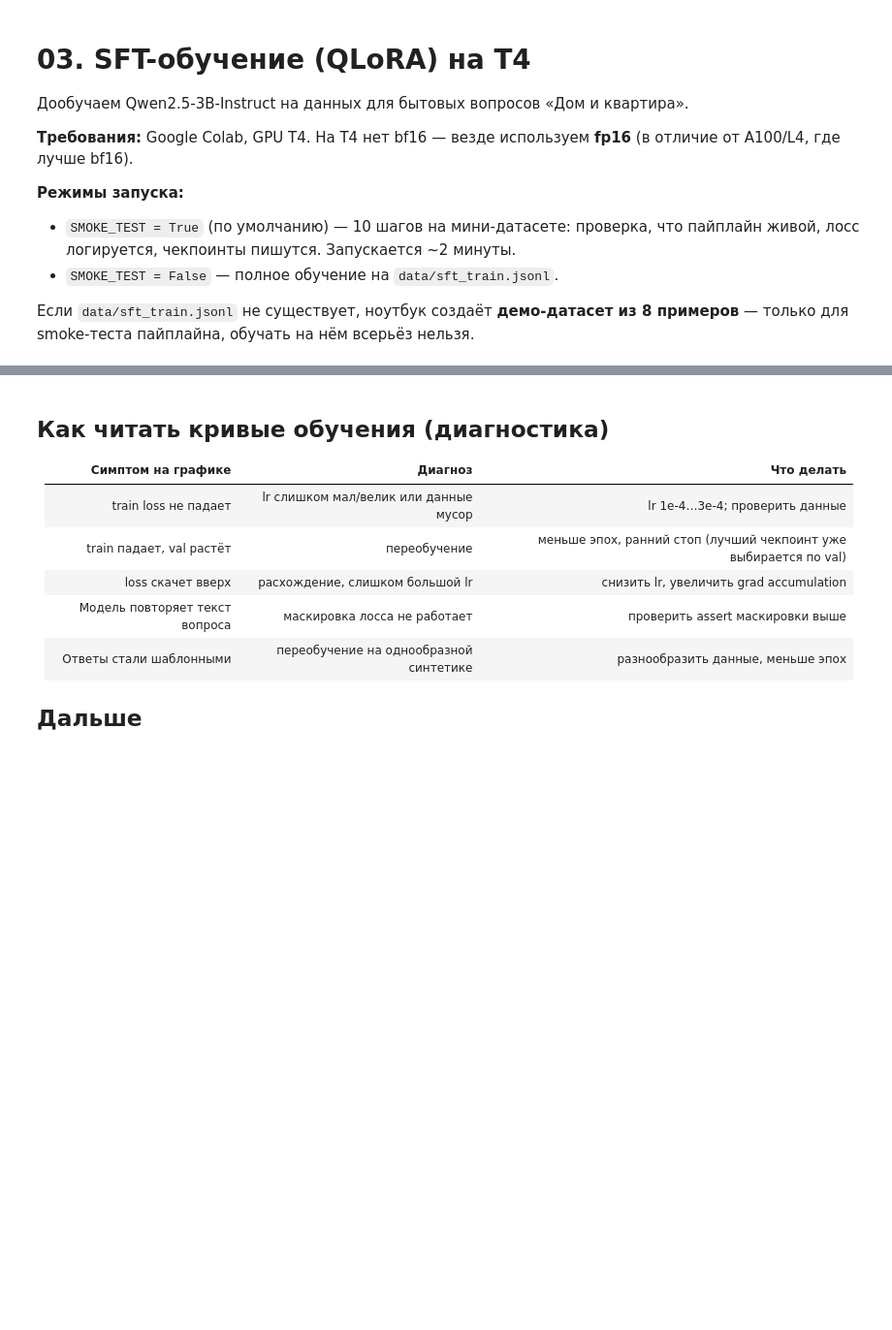
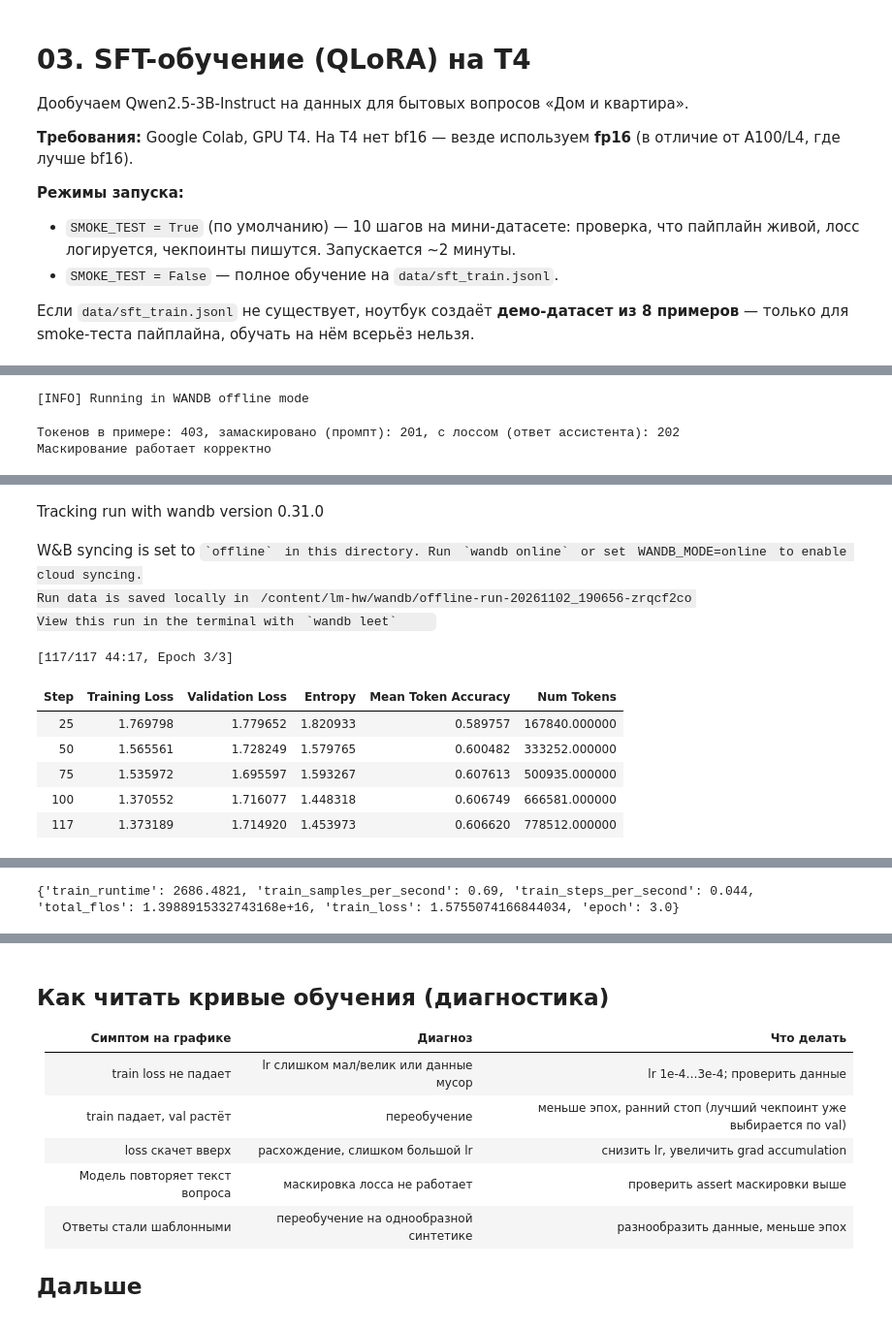
Before and after one commit to maria-igntv/lm-hw, a Jupyter notebook: notebooks/03_sft_train.ipynb, the cells around one changed output, grey strips where cells are left out. Shown at 97% size. Drawn from its saved outputs; the diff is of its cells as text; code cells hidden in the pictures; blank space fills up the shorter version.

```diff
--- a/notebooks/03_sft_train.ipynb
+++ b/notebooks/03_sft_train.ipynb
@@ -164,7 +195,9 @@ training_args = SFTConfig(
     gradient_accumulation_steps=8,     # эффективный batch = 16
     gradient_checkpointing=True,
     optim="paged_adamw_32bit",
-    fp16=True,                          # T4: только fp16
+    fp16=False,
+    bf16=False,
+    # T4: только fp16
     # Гиперпараметры
     num_train_epochs=3,
     learning_rate=2e-4,
@@ -205,3 +238,11 @@ print(f"Токенов в примере: {labels.numel()}, замаскиров
 assert 0 < n_supervised < labels.numel(), \
     "Маскировка сломана: лосс идёт по всему тексту или ни по чему"
 print("Маскирование работает корректно")
+
+#  ЗАПУСК ОБУЧЕНИЯ
+train_result = trainer.train()
+print(train_result.metrics)
+# %% [output]
+[INFO] Running in WANDB offline mode
+Токенов в примере: 403, замаскировано (промпт): 201, с лоссом (ответ ассистента): 202
+Маскирование работает корректно
@@ -207,0 +250,11 @@ print("Маскирование работает корректно")
+Tracking run with wandb version 0.31.0
+W&B syncing is set to `offline` in this directory. Run `wandb online` or set WANDB_MODE=online to enable cloud syncing.
+Run data is saved locally in /content/lm-hw/wandb/offline-run-20261102_190656-zrqcf2co
+View this run in the terminal with `wandb leet`
+[117/117 44:17, Epoch 3/3]
+| Step | Training Loss | Validation Loss | Entropy | Mean Token Accuracy | Num Tokens |
+| 25 | 1.769798 | 1.779652 | 1.820933 | 0.589757 | 167840.000000 |
+| 50 | 1.565561 | 1.728249 | 1.579765 | 0.600482 | 333252.000000 |
+| 75 | 1.535972 | 1.695597 | 1.593267 | 0.607613 | 500935.000000 |
+| 100 | 1.370552 | 1.716077 | 1.448318 | 0.606749 | 666581.000000 |
+| 117 | 1.373189 | 1.714920 | 1.453973 | 0.606620 | 778512.000000 |
@@ -208,3 +266,4 @@ print("Маскирование работает корректно")
+{'train_runtime': 2686.4821, 'train_samples_per_second': 0.69, 'train_steps_per_second': 0.044, 'total_flos': 1.3988915332743168e+16, 'train_loss': 1.5755074166844034, 'epoch': 3.0}
 # %%
 # Кривые обучения -> PNG (в отчёт) + таблица логов
 import matplotlib.pyplot as plt
```
Also changed, not shown: parts of 8 cells of this notebook, 1 other file.
